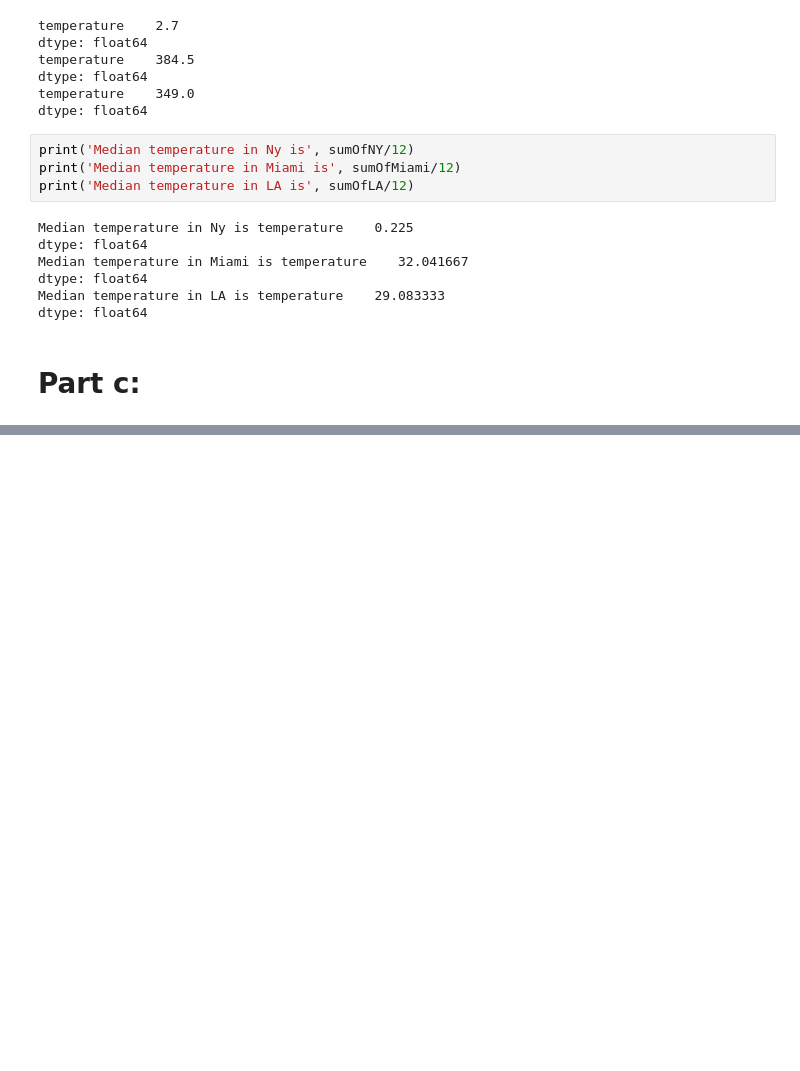
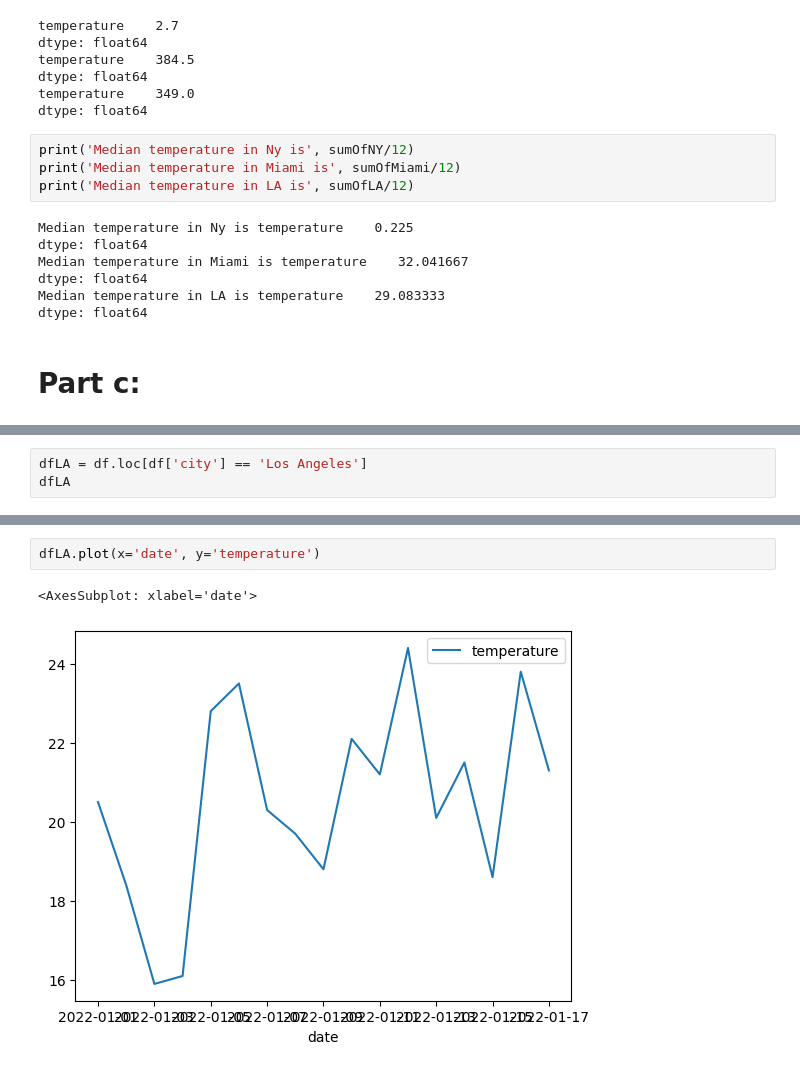
Before and after one commit to pooyanosk1382/numericalAnalysis, a Jupyter notebook: NumpyAndPandas.ipynb, the cells around one changed output, grey strips where cells are left out. Drawn from its saved outputs; the diff is of its cells as text; blank space fills up the shorter version.

```diff
--- a/NumpyAndPandas.ipynb
+++ b/NumpyAndPandas.ipynb
@@ -96,0 +141,3 @@ dtype: float64
+# %%
+dfLA = df.loc[df['city'] == 'Los Angeles']
+dfLA
@@ -96,0 +163,5 @@ dtype: float64
+# %%
+dfLA.plot(x='date', y='temperature')
+# %% [output]
+<AxesSubplot: xlabel='date'>
+[figure, added]
```
Also changed, not shown: parts of 15 cells of this notebook.
